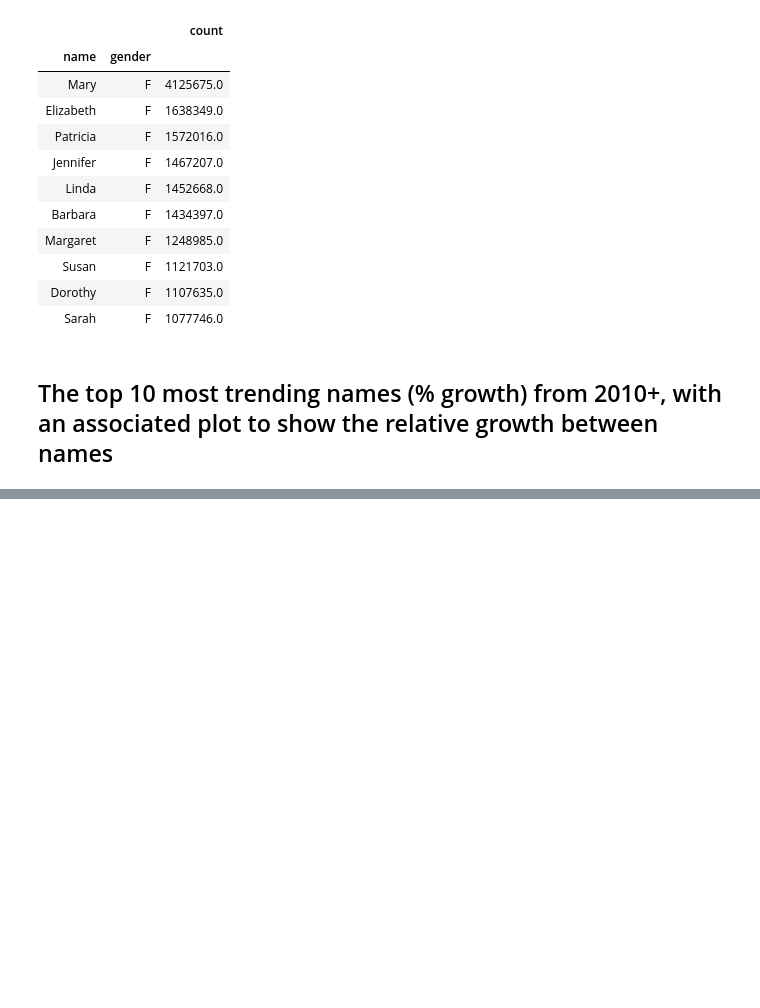
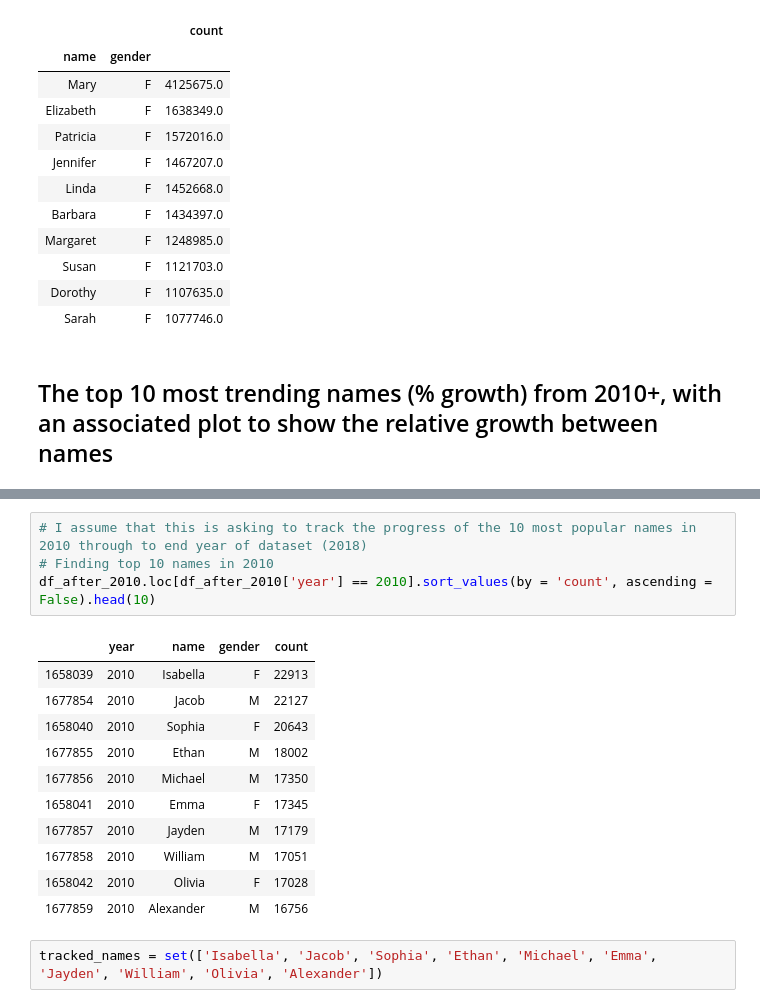
Before and after one commit to RaymondDashWu/SPD-2.4-Job-Search-and-Interview-Practice, a Jupyter notebook: interviewqs.com/Trending Baby Names.ipynb, the cells around one changed output, grey strips where cells are left out. Saved outputs shown, nothing was run; the diff lists cells and outputs as text; blank space fills up the shorter version.

```diff
--- a/interviewqs.com/Trending Baby Names.ipynb
+++ b/interviewqs.com/Trending Baby Names.ipynb
@@ -93,0 +122,18 @@ female_names.groupby(['name', 'gender']).agg({'count': 'sum'}).sort_values(by='c
+# %%
+# I assume that this is asking to track the progress of the 10 most popular names in 2010 through to end year of dataset (2018)
+# Finding top 10 names in 2010
+df_after_2010.loc[df_after_2010['year'] == 2010].sort_values(by = 'count', ascending = False).head(10)
+# %% [output]
+|  | year | name | gender | count |
+| 1658039 | 2010 | Isabella | F | 22913 |
+| 1677854 | 2010 | Jacob | M | 22127 |
+| 1658040 | 2010 | Sophia | F | 20643 |
+| 1677855 | 2010 | Ethan | M | 18002 |
+| 1677856 | 2010 | Michael | M | 17350 |
+| 1658041 | 2010 | Emma | F | 17345 |
+| 1677857 | 2010 | Jayden | M | 17179 |
+| 1677858 | 2010 | William | M | 17051 |
+| 1658042 | 2010 | Olivia | F | 17028 |
+| 1677859 | 2010 | Alexander | M | 16756 |
+# %%
+tracked_names = set(['Isabella', 'Jacob', 'Sophia', 'Ethan', 'Michael', 'Emma', 'Jayden', 'William', 'Olivia', 'Alexander'])
```
Also changed, not shown: parts of 5 cells of this notebook.
